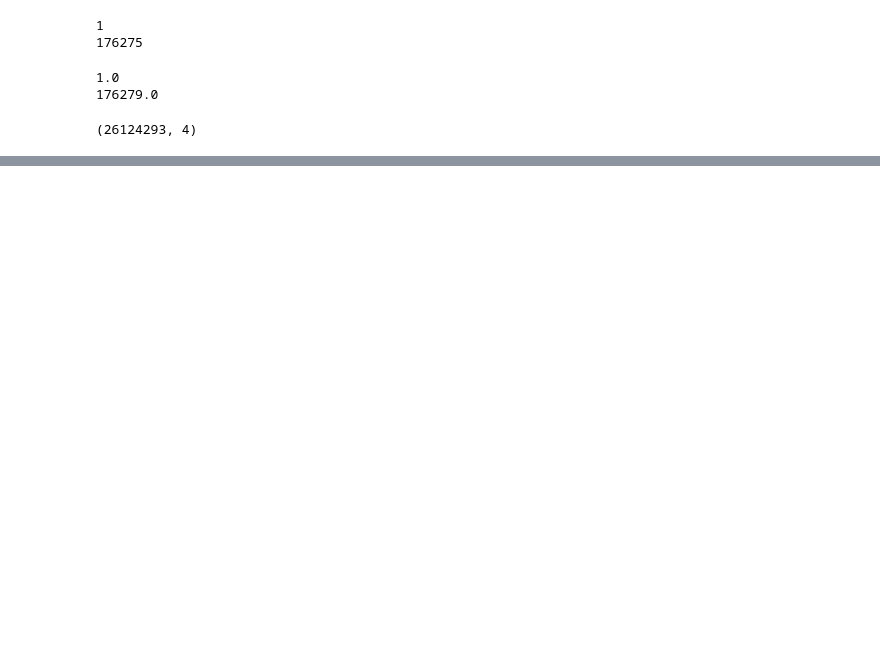
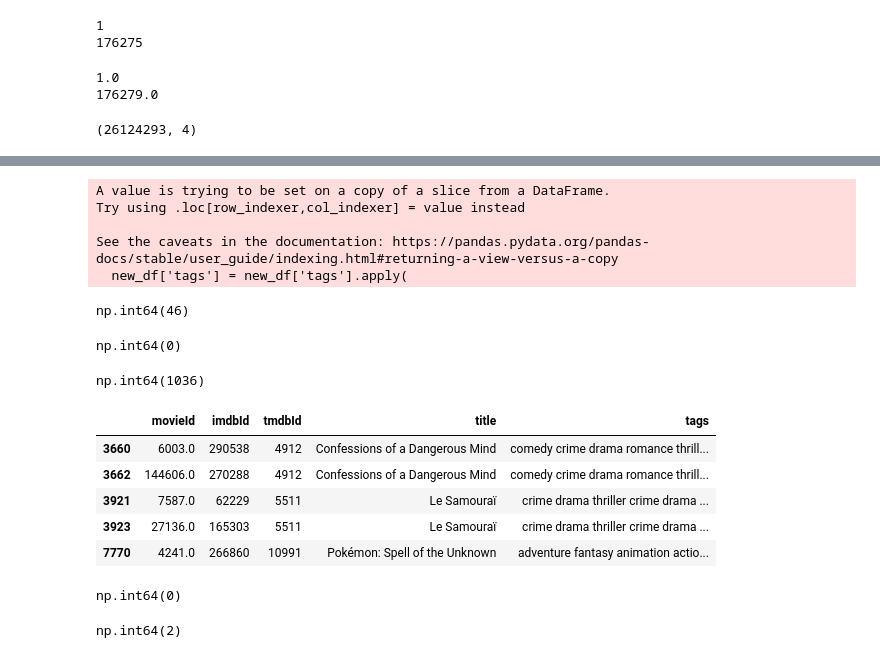
Before and after one commit to Himanshu7d3/CINEIQ, a Jupyter notebook: Data_Gathering.ipynb, the cells around one changed output, grey strips where cells are left out. Cells and saved outputs as stored; diff of their text form; code cells hidden in the pictures; blank space fills up the shorter version.

```diff
--- a/Data_Gathering.ipynb
+++ b/Data_Gathering.ipynb
@@ -460,0 +801,10 @@ memory usage: 781.4+ KB
+# %%
+df1['tags'] = (
+    df1['genres'] * 8 +
+    df1['keywords'] * 3 +
+    df1['cast'] * 2 +
+    df1['crew']
+    # df1['overview'].apply(lambda x: x[:20])
+)
+# %%
+new_df=df1[['movieId','imdbId','tmdbId','title','tags']]
@@ -460,0 +820,32 @@ memory usage: 781.4+ KB
+# %%
+new_df['tags'] = new_df['tags'].apply(
+    lambda x: ' '.join(x))
+# %% [output]
+A value is trying to be set on a copy of a slice from a DataFrame.
+Try using .loc[row_indexer,col_indexer] = value instead
+
+See the caveats in the documentation: https://pandas.pydata.org/pandas-docs/stable/user_guide/indexing.html#returning-a-view-versus-a-copy
+  new_df['tags'] = new_df['tags'].apply(
+# %%
+new_df.duplicated().sum()
+# %% [output]
+np.int64(46)
+# %%
+new_df = new_df.drop_duplicates()
+# %%
+new_df.duplicated().sum()
+# %% [output]
+np.int64(0)
+# %%
+new_df['tmdbId'].duplicated().sum()
+# %% [output]
+np.int64(1036)
+# %%
+new_df[new_df['tmdbId'].duplicated(keep=False)].head(5)
+# %% [output]
+|  | movieId | imdbId | tmdbId | title | tags |
+| 3660 | 6003.0 | 290538 | 4912 | Confessions of a Dangerous Mind | comedy crime drama romance thrill... |
+| 3662 | 144606.0 | 270288 | 4912 | Confessions of a Dangerous Mind | comedy crime drama romance thrill... |
+| 3921 | 7587.0 | 62229 | 5511 | Le Samouraï | crime drama thriller crime drama ... |
+| 3923 | 27136.0 | 165303 | 5511 | Le Samouraï | crime drama thriller crime drama ... |
+| 7770 | 4241.0 | 266860 | 10991 | Pokémon: Spell of the Unknown | adventure fantasy animation actio... |
@@ -460,0 +854,8 @@ memory usage: 781.4+ KB
+# %%
+new_df['tmdbId'].duplicated().sum()
+# %% [output]
+np.int64(0)
+# %%
+new_df['imdbId'].duplicated().sum()
+# %% [output]
+np.int64(2)
```
Also changed, not shown: parts of 88 cells of this notebook.
